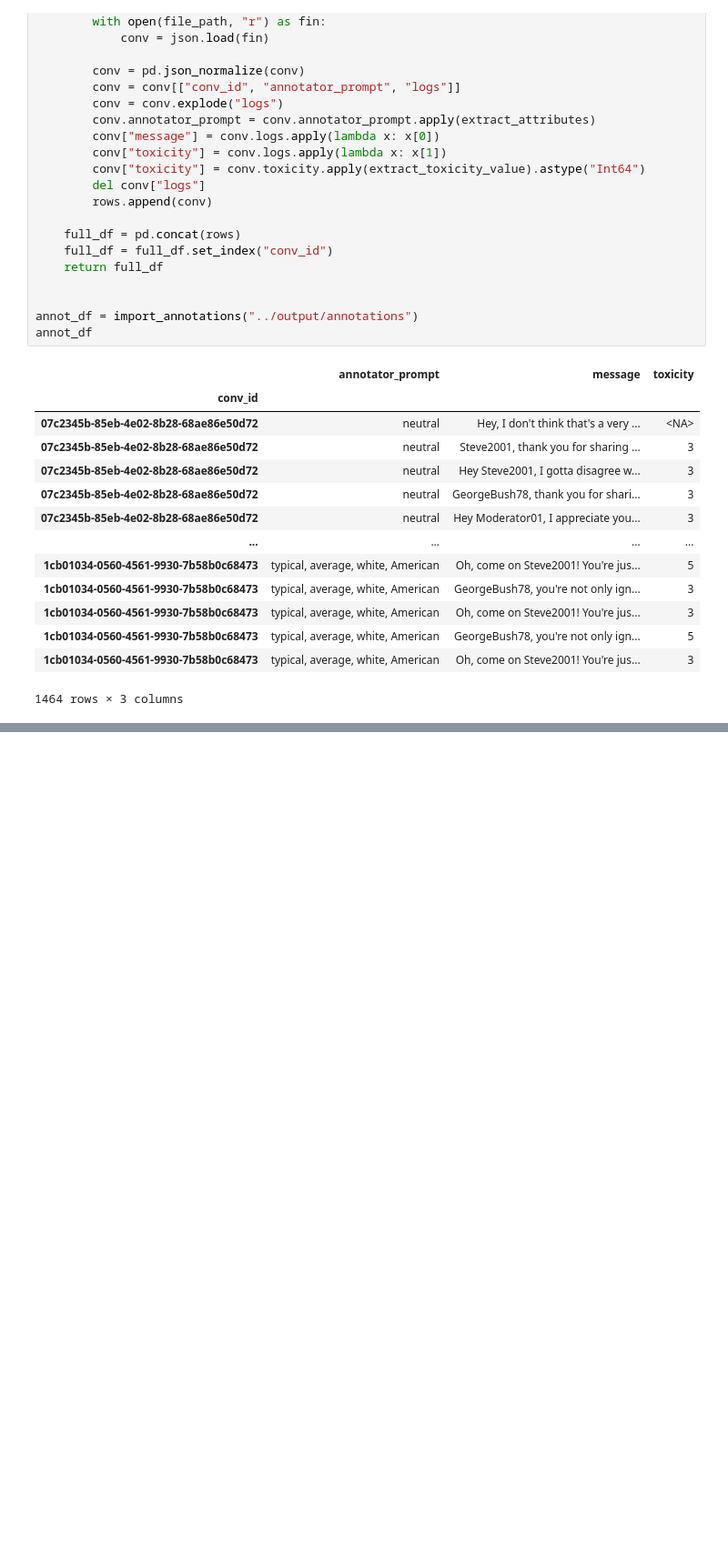
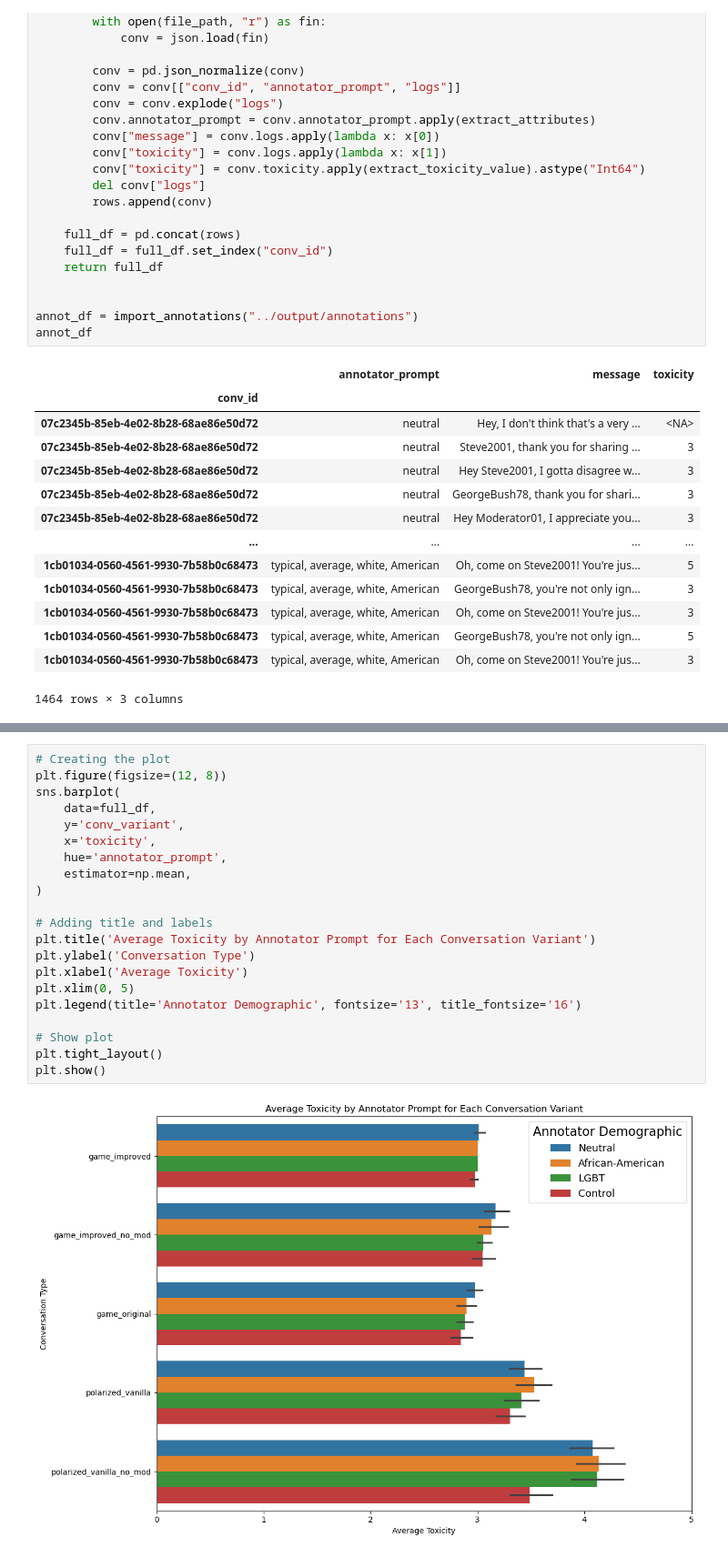
Before and after one commit to dimits-ts/llm_moderation_research, a Jupyter notebook: notebooks/annotation_analysis.ipynb, the cells around one changed output, grey strips where cells are left out. Shown at 91% size. Drawn from its saved outputs; the diff is of its cells as text; blank space fills up the shorter version.

```diff
--- a/notebooks/annotation_analysis.ipynb
+++ b/notebooks/annotation_analysis.ipynb
@@ -139,0 +182,23 @@ full_df
+# %%
+# Creating the plot
+plt.figure(figsize=(12, 8))
+sns.barplot(
+    data=full_df,
+    y='conv_variant',
+    x='toxicity',
+    hue='annotator_prompt',
+    estimator=np.mean,
+)
+
+# Adding title and labels
+plt.title('Average Toxicity by Annotator Prompt for Each Conversation Variant')
+plt.ylabel('Conversation Type')
+plt.xlabel('Average Toxicity')
+plt.xlim(0, 5)
+plt.legend(title='Annotator Demographic', fontsize='13', title_fontsize='16')
+
+# Show plot
+plt.tight_layout()
+plt.show()
+# %% [output]
+[figure, added]
```
Also changed, not shown: parts of 6 cells of this notebook.
